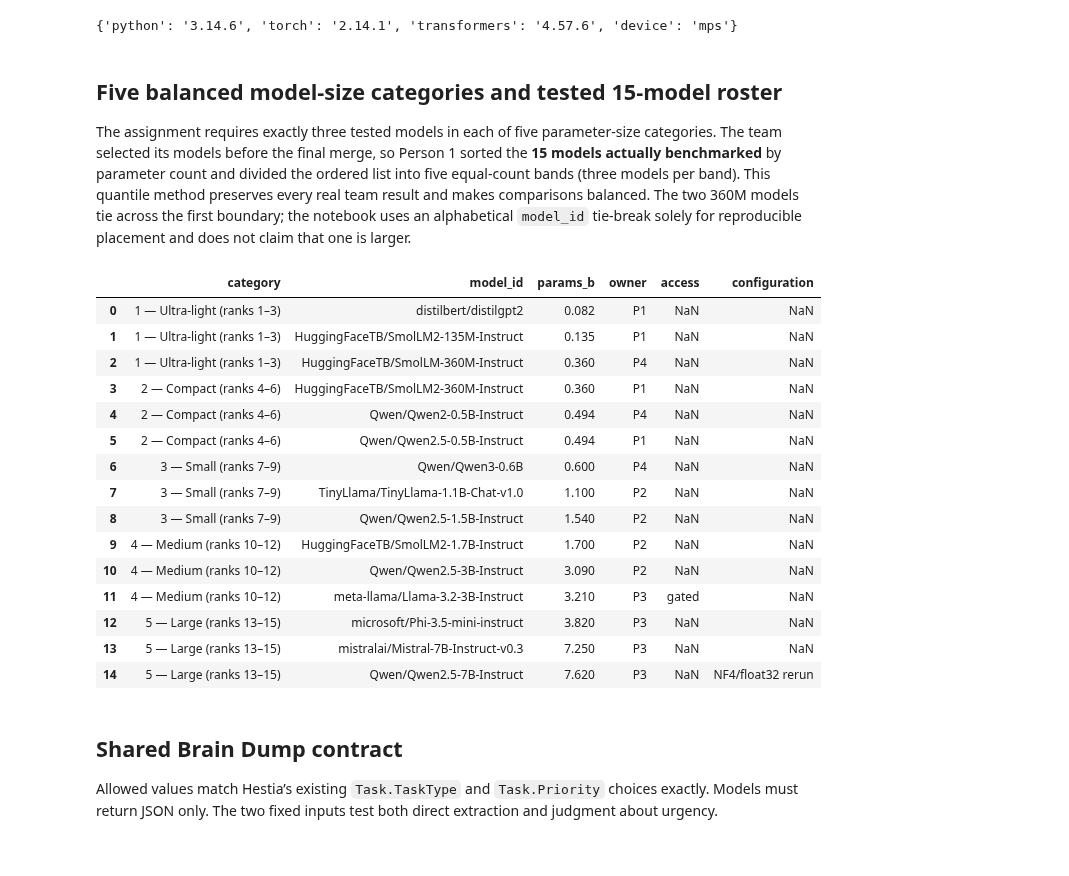
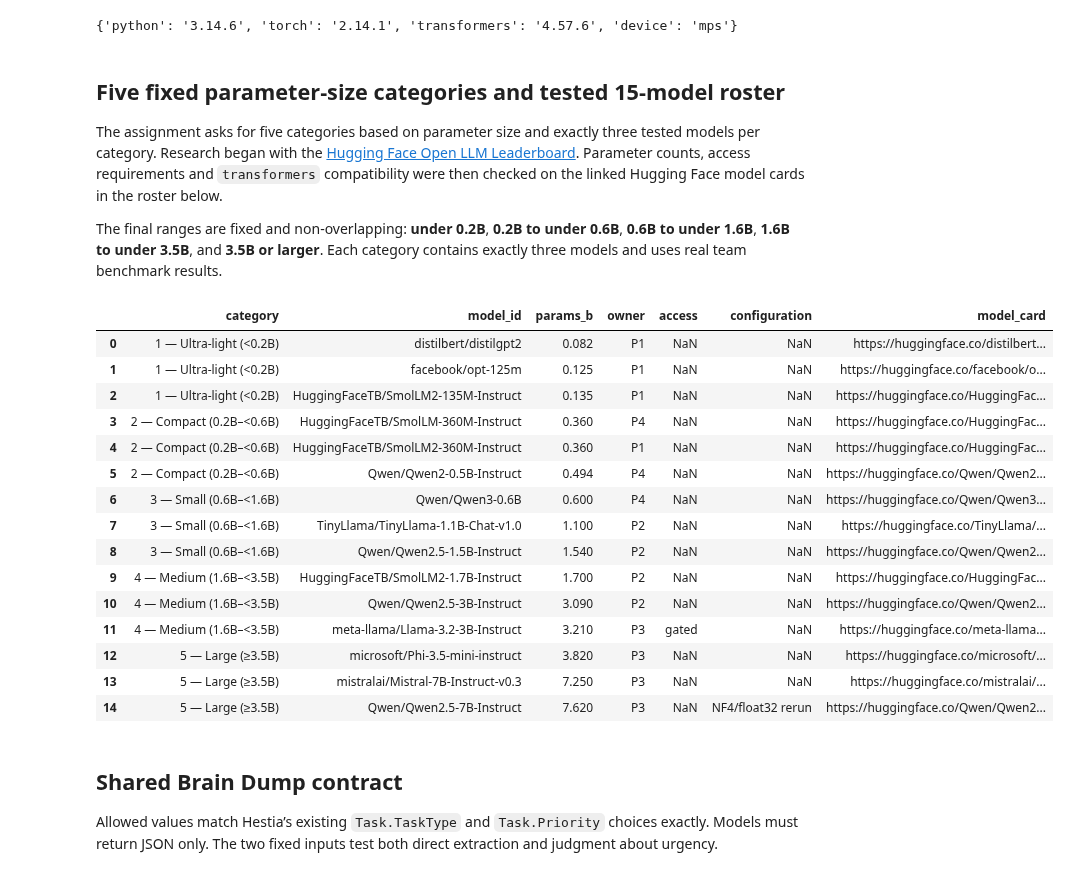
Before and after one commit to HestiaaAI/12_HestiaaAI, a Jupyter notebook: ai_prototype.ipynb, the cells around one changed output. Drawn from its saved outputs; the diff is of its cells as text; code cells hidden in the pictures.

```diff
--- a/ai_prototype.ipynb
+++ b/ai_prototype.ipynb
@@ -89,55 +89,63 @@ print({
 # %% [output]
 {'python': '3.14.6', 'torch': '2.14.1', 'transformers': '4.57.6', 'device': 'mps'}
 # %% [markdown]
-## Five balanced model-size categories and tested 15-model roster
+## Five fixed parameter-size categories and tested 15-model roster
 
-The assignment requires exactly three tested models in each of five parameter-size categories. The team selected its models before the final merge, so Person 1 sorted the **15 models actually benchmarked** by parameter count and divided the ordered list into five equal-count bands (three models per band). This quantile method preserves every real team result and makes comparisons balanced. The two 360M models tie across the first boundary; the notebook uses an alphabetical `model_id` tie-break solely for reproducible placement and does not claim that one is larger.
+The assignment asks for five categories based on parameter size and exactly three tested models per category. Research began with the [Hugging Face Open LLM Leaderboard](https://huggingface.co/spaces/open-llm-leaderboard/open_llm_leaderboard). Parameter counts, access requirements and `transformers` compatibility were then checked on the linked Hugging Face model cards in the roster below.
+
+The final ranges are fixed and non-overlapping: **under 0.2B**, **0.2B to under 0.6B**, **0.6B to under 1.6B**, **1.6B to under 3.5B**, and **3.5B or larger**. Each category contains exactly three models and uses real team benchmark results.
 # %%
 MODEL_ROSTER = [
-    # Balanced parameter-size bands: exactly three tested models per category.
-    {"category": "1 — Ultra-light (ranks 1–3)", "model_id": "distilbert/distilgpt2", "params_b": 0.082, "owner": "P1"},
-    {"category": "1 — Ultra-light (ranks 1–3)", "model_id": "HuggingFaceTB/SmolLM2-135M-Instruct", "params_b": 0.135, "owner": "P1"},
-    {"category": "1 — Ultra-light (ranks 1–3)", "model_id": "HuggingFaceTB/SmolLM-360M-Instruct", "params_b": 0.360, "owner": "P4"},
+    # Five fixed, non-overlapping parameter-size categories; three models each.
+    {"category": "1 — Ultra-light (<0.2B)", "model_id": "distilbert/distilgpt2", "params_b": 0.082, "owner": "P1"},
+    {"category": "1 — Ultra-light (<0.2B)", "model_id": "facebook/opt-125m", "params_b": 0.125, "owner": "P1"},
+    {"category": "1 — Ultra-light (<0.2B)", "model_id": "HuggingFaceTB/SmolLM2-135M-Instruct", "params_b": 0.135, "owner": "P1"},
 
-    {"category": "2 — Compact (ranks 4–6)", "model_id": "HuggingFaceTB/SmolLM2-360M-Instruct", "params_b": 0.360, "owner": "P1"},
-    {"category": "2 — Compact (ranks 4–6)", "model_id": "Qwen/Qwen2-0.5B-Instruct", "params_b": 0.494, "owner": "P4"},
-    {"category": "2 — Compact (ranks 4–6)", "model_id": "Qwen/Qwen2.5-0.5B-Instruct", "params_b": 0.494, "owner": "P1"},
+    {"category": "2 — Compact (0.2B–<0.6B)", "model_id": "HuggingFaceTB/SmolLM-360M-Instruct", "params_b": 0.360, "owner": "P4"},
+    {"category": "2 — Compact (0.2B–<0.6B)", "model_id": "HuggingFaceTB/SmolLM2-360M-Instruct", "params_b": 0.360, "owner": "P1"},
+    {"category": "2 — Compact (0.2B–<0.6B)", "model_id": "Qwen/Qwen2-0.5B-Instruct", "params_b": 0.494, "owner": "P4"},
 
-    {"category": "3 — Small (ranks 7–9)", "model_id": "Qwen/Qwen3-0.6B", "params_b": 0.600, "owner": "P4"},
-    {"category": "3 — Small (ranks 7–9)", "model_id": "TinyLlama/TinyLlama-1.1B-Chat-v1.0", "params_b": 1.10, "owner": "P2"},
-    {"category": "3 — Small (ranks 7–9)", "model_id": "Qwen/Qwen2.5-1.5B-Instruct", "params_b": 1.54, "owner": "P2"},
+    {"category": "3 — Small (0.6B–<1.6B)", "model_id": "Qwen/Qwen3-0.6B", "params_b": 0.600, "owner": "P4"},
+    {"category": "3 — Small (0.6B–<1.6B)", "model_id": "TinyLlama/TinyLlama-1.1B-Chat-v1.0", "params_b": 1.10, "owner": "P2"},
+    {"category": "3 — Small (0.6B–<1.6B)", "model_id": "Qwen/Qwen2.5-1.5B-Instruct", "params_b": 1.54, "owner": "P2"},
 
-    {"category": "4 — Medium (ranks 10–12)", "model_id": "HuggingFaceTB/SmolLM2-1.7B-Instruct", "params_b": 1.70, "owner": "P2"},
-    {"category": "4 — Medium (ranks 10–12)", "model_id": "Qwen/Qwen2.5-3B-Instruct", "params_b": 3.09, "owner": "P2"},
-    {"category": "4 — Medium (ranks 10–12)", "model_id": "meta-llama/Llama-3.2-3B-Instruct", "params_b": 3.21, "owner": "P3", "access": "gated"},
+    {"category": "4 — Medium (1.6B–<3.5B)", "model_id": "HuggingFaceTB/SmolLM2-1.7B-Instruct", "params_b": 1.70, "owner": "P2"},
+    {"category": "4 — Medium (1.6B–<3.5B)", "model_id": "Qwen/Qwen2.5-3B-Instruct", "params_b": 3.09, "owner": "P2"},
+    {"category": "4 — Medium (1.6B–<3.5B)", "model_id": "meta-llama/Llama-3.2-3B-Instruct", "params_b": 3.21, "owner": "P3", "access": "gated"},
 
-    {"category": "5 — Large (ranks 13–15)", "model_id": "microsoft/Phi-3.5-mini-instruct", "params_b": 3.82, "owner": "P3"},
-    {"category": "5 — Large (ranks 13–15)", "model_id": "mistralai/Mistral-7B-Instruct-v0.3", "params_b": 7.25, "owner": "P3"},
-    {"category": "5 — Large (ranks 13–15)", "model_id": "Qwen/Qwen2.5-7B-Instruct", "params_b": 7.62, "owner": "P3", "configuration": "NF4/float32 rerun"},
+    {"category": "5 — Large (≥3.5B)", "model_id": "microsoft/Phi-3.5-mini-instruct", "params_b": 3.82, "owner": "P3"},
+    {"category": "5 — Large (≥3.5B)", "model_id": "mistralai/Mistral-7B-Instruct-v0.3", "params_b": 7.25, "owner": "P3"},
+    {"category": "5 — Large (≥3.5B)", "model_id": "Qwen/Qwen2.5-7B-Instruct", "params_b": 7.62, "owner": "P3", "configuration": "NF4/float32 rerun"},
 ]
 
 roster_df = pd.DataFrame(MODEL_ROSTER)
+roster_df["model_card"] = "https://huggingface.co/" + roster_df["model_id"]
 assert len(roster_df) == 15
 assert roster_df["model_id"].nunique() == 15
 assert roster_df.groupby("category")["model_id"].nunique().eq(3).all(), "Each size category must contain exactly three models"
+assert roster_df.loc[roster_df["category"].str.startswith("1"), "params_b"].lt(0.2).all()
+assert roster_df.loc[roster_df["category"].str.startswith("2"), "params_b"].between(0.2, 0.6, inclusive="left").all()
+assert roster_df.loc[roster_df["category"].str.startswith("3"), "params_b"].between(0.6, 1.6, inclusive="left").all()
+assert roster_df.loc[roster_df["category"].str.startswith("4"), "params_b"].between(1.6, 3.5, inclusive="left").all()
+assert roster_df.loc[roster_df["category"].str.startswith("5"), "params_b"].ge(3.5).all()
 roster_df
 # %% [output]
-|  | category | model_id | params_b | owner | access | configuration |
-| 0 | 1 — Ultra-light (ranks 1–3) | distilbert/distilgpt2 | 0.082 | P1 | NaN | NaN |
-| 1 | 1 — Ultra-light (ranks 1–3) | HuggingFaceTB/SmolLM2-135M-Instruct | 0.135 | P1 | NaN | NaN |
-| 2 | 1 — Ultra-light (ranks 1–3) | HuggingFaceTB/SmolLM-360M-Instruct | 0.360 | P4 | NaN | NaN |
-| 3 | 2 — Compact (ranks 4–6) | HuggingFaceTB/SmolLM2-360M-Instruct | 0.360 | P1 | NaN | NaN |
-| 4 | 2 — Compact (ranks 4–6) | Qwen/Qwen2-0.5B-Instruct | 0.494 | P4 | NaN | NaN |
-| 5 | 2 — Compact (ranks 4–6) | Qwen/Qwen2.5-0.5B-Instruct | 0.494 | P1 | NaN | NaN |
-| 6 | 3 — Small (ranks 7–9) | Qwen/Qwen3-0.6B | 0.600 | P4 | NaN | NaN |
-| 7 | 3 — Small (ranks 7–9) | TinyLlama/TinyLlama-1.1B-Chat-v1.0 | 1.100 | P2 | NaN | NaN |
-| 8 | 3 — Small (ranks 7–9) | Qwen/Qwen2.5-1.5B-Instruct | 1.540 | P2 | NaN | NaN |
-| 9 | 4 — Medium (ranks 10–12) | HuggingFaceTB/SmolLM2-1.7B-Instruct | 1.700 | P2 | NaN | NaN |
-| 10 | 4 — Medium (ranks 10–12) | Qwen/Qwen2.5-3B-Instruct | 3.090 | P2 | NaN | NaN |
-| 11 | 4 — Medium (ranks 10–12) | meta-llama/Llama-3.2-3B-Instruct | 3.210 | P3 | gated | NaN |
-| 12 | 5 — Large (ranks 13–15) | microsoft/Phi-3.5-mini-instruct | 3.820 | P3 | NaN | NaN |
-| 13 | 5 — Large (ranks 13–15) | mistralai/Mistral-7B-Instruct-v0.3 | 7.250 | P3 | NaN | NaN |
-| 14 | 5 — Large (ranks 13–15) | Qwen/Qwen2.5-7B-Instruct | 7.620 | P3 | NaN | NF4/float32 rerun |
+|  | category | model_id | params_b | owner | access | configuration | model_card |
+| 0 | 1 — Ultra-light (<0.2B) | distilbert/distilgpt2 | 0.082 | P1 | NaN | NaN | https://huggingface.co/distilbert... |
+| 1 | 1 — Ultra-light (<0.2B) | facebook/opt-125m | 0.125 | P1 | NaN | NaN | https://huggingface.co/facebook/o... |
+| 2 | 1 — Ultra-light (<0.2B) | HuggingFaceTB/SmolLM2-135M-Instruct | 0.135 | P1 | NaN | NaN | https://huggingface.co/HuggingFac... |
+| 3 | 2 — Compact (0.2B–<0.6B) | HuggingFaceTB/SmolLM-360M-Instruct | 0.360 | P4 | NaN | NaN | https://huggingface.co/HuggingFac... |
+| 4 | 2 — Compact (0.2B–<0.6B) | HuggingFaceTB/SmolLM2-360M-Instruct | 0.360 | P1 | NaN | NaN | https://huggingface.co/HuggingFac... |
+| 5 | 2 — Compact (0.2B–<0.6B) | Qwen/Qwen2-0.5B-Instruct | 0.494 | P4 | NaN | NaN | https://huggingface.co/Qwen/Qwen2... |
+| 6 | 3 — Small (0.6B–<1.6B) | Qwen/Qwen3-0.6B | 0.600 | P4 | NaN | NaN | https://huggingface.co/Qwen/Qwen3... |
+| 7 | 3 — Small (0.6B–<1.6B) | TinyLlama/TinyLlama-1.1B-Chat-v1.0 | 1.100 | P2 | NaN | NaN | https://huggingface.co/TinyLlama/... |
+| 8 | 3 — Small (0.6B–<1.6B) | Qwen/Qwen2.5-1.5B-Instruct | 1.540 | P2 | NaN | NaN | https://huggingface.co/Qwen/Qwen2... |
+| 9 | 4 — Medium (1.6B–<3.5B) | HuggingFaceTB/SmolLM2-1.7B-Instruct | 1.700 | P2 | NaN | NaN | https://huggingface.co/HuggingFac... |
+| 10 | 4 — Medium (1.6B–<3.5B) | Qwen/Qwen2.5-3B-Instruct | 3.090 | P2 | NaN | NaN | https://huggingface.co/Qwen/Qwen2... |
+| 11 | 4 — Medium (1.6B–<3.5B) | meta-llama/Llama-3.2-3B-Instruct | 3.210 | P3 | gated | NaN | https://huggingface.co/meta-llama... |
+| 12 | 5 — Large (≥3.5B) | microsoft/Phi-3.5-mini-instruct | 3.820 | P3 | NaN | NaN | https://huggingface.co/microsoft/... |
+| 13 | 5 — Large (≥3.5B) | mistralai/Mistral-7B-Instruct-v0.3 | 7.250 | P3 | NaN | NaN | https://huggingface.co/mistralai/... |
+| 14 | 5 — Large (≥3.5B) | Qwen/Qwen2.5-7B-Instruct | 7.620 | P3 | NaN | NF4/float32 rerun | https://huggingface.co/Qwen/Qwen2... |
 # %% [markdown]
 ## Shared Brain Dump contract
 
```
Also changed, not shown: parts of 8 cells of this notebook, 4 other files.
